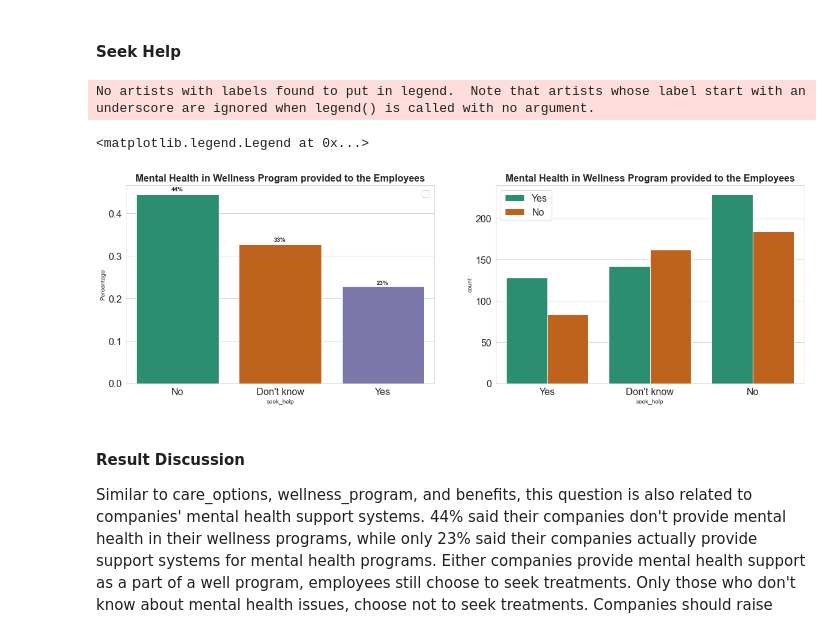
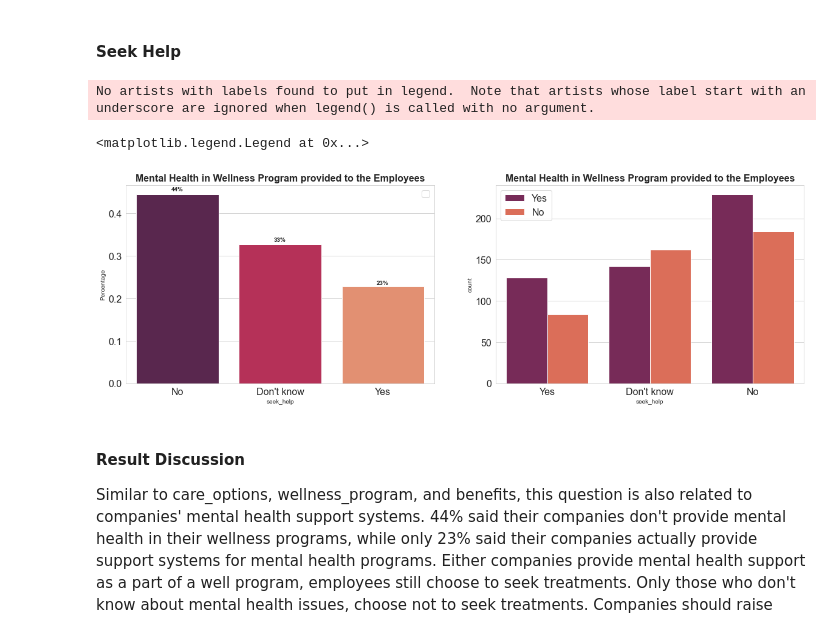
Before and after one commit to mexudi/Analysis-Mental-Health-in-Tech-Workplace, a Jupyter notebook: Data Analysis Project.ipynb, the cells around one changed output. Saved outputs shown, nothing was run; the diff lists cells and outputs as text; code cells hidden in the pictures.

```diff
--- a/Data Analysis Project.ipynb
+++ b/Data Analysis Project.ipynb
@@ -686,7 +682,7 @@ Around 42% of the respondents said that they have a family history of mental ill
 plt.figure(figsize = (20,6))
 plt.subplot(1,2,1)
 eda_percentage = df['work_interfere'].value_counts(normalize = True).rename_axis('work_interfere').reset_index(name = 'Percentage')
-ax = sns.barplot(x = 'work_interfere', y = 'Percentage', data = eda_percentage, palette='Dark2')
+ax = sns.barplot(x = 'work_interfere', y = 'Percentage', data = eda_percentage, palette='rocket')
 for p in ax.patches:
     width = p.get_width()
     height = p.get_height()
@@ -699,7 +695,7 @@ plt.yticks(fontsize=16)
 plt.legend(fontsize=16)
 
 plt.subplot(1,2,2)
-sns.countplot(df['work_interfere'], hue = df['treatment'],  palette=dict(No = '#d95f02', Yes = '#1b9e77'))
+sns.countplot(df['work_interfere'], hue = df['treatment'],  palette="rocket")
 plt.title('Work Interference of Survey Respondents', fontsize=18, fontweight='bold')
 plt.xticks(fontsize=16)
 plt.yticks(fontsize=16)
@@ -717,7 +713,7 @@ The respondents were asked to describe the frequency of mental health condition
 plt.figure(figsize=(20,6))
 plt.subplot(1,2,1)
 eda_percentage = df['obs_consequence'].value_counts(normalize = True).rename_axis('obs_consequence').reset_index(name = 'Percentage')
-ax = sns.barplot(x = 'obs_consequence', y = 'Percentage', data = eda_percentage, palette=dict(No = '#d95f02', Yes = '#1b9e77'))
+ax = sns.barplot(x = 'obs_consequence', y = 'Percentage', data = eda_percentage, palette="rocket")
 for p in ax.patches:
     width = p.get_width()
     height = p.get_height()
@@ -730,7 +726,7 @@ plt.yticks(fontsize=16)
 plt.legend(fontsize=16)
 
 plt.subplot(1,2,2)
-sns.countplot(df['obs_consequence'], hue = df['treatment'], palette='Dark2')
+sns.countplot(df['obs_consequence'], hue = df['treatment'], palette='rocket')
 
 plt.title('Consequence observed for disclosing the Mental Health', fontsize=18, fontweight='bold')
 plt.xticks(fontsize=16)
@@ -750,7 +746,7 @@ The "obs_consequence" column stores the result to the question "Have you heard o
 plt.figure(figsize = (20,6))
 plt.subplot(1,2,1)
 eda_percentage = df['benefits'].value_counts(normalize = True).rename_axis('benefits').reset_index(name = 'Percentage')
-ax = sns.barplot(x = 'benefits', y = 'Percentage', data = eda_percentage, palette='Dark2')
+ax = sns.barplot(x = 'benefits', y = 'Percentage', data = eda_percentage, palette='rocket')
 for p in ax.patches:
     width = p.get_width()
     height = p.get_height()
@@ -763,7 +759,7 @@ plt.yticks(fontsize=16)
 plt.legend(fontsize=16)
 
 plt.subplot(1,2,2)
-sns.countplot(df['benefits'], hue = df['treatment'], palette='Dark2')
+sns.countplot(df['benefits'], hue = df['treatment'], palette='rocket')
 plt.title('Benefits provided to the Employees', fontsize=18, fontweight='bold')
 plt.xticks(fontsize=16)
 plt.yticks(fontsize=16)
@@ -781,7 +777,7 @@ More than 45% of the respondents know about the mental health benefits offered b
 plt.figure(figsize=(20,6))
 plt.subplot(1,2,1)
 eda_percentage = df['wellness_program'].value_counts(normalize = True).rename_axis('wellness_program').reset_index(name = 'Percentage')
-ax = sns.barplot(x = 'wellness_program', y = 'Percentage', data = eda_percentage, palette='Dark2')
+ax = sns.barplot(x = 'wellness_program', y = 'Percentage', data = eda_percentage, palette='rocket')
 for p in ax.patches:
     width = p.get_width()
     height = p.get_height()
@@ -794,7 +790,7 @@ plt.yticks(fontsize=16)
 plt.legend(fontsize=16)
 
 plt.subplot(1,2,2)
-sns.countplot(df['wellness_program'], hue = df['treatment'], palette='Dark2')
+sns.countplot(df['wellness_program'], hue = df['treatment'], palette='rocket')
 plt.title('Mental Health in Wellness Program provided to the Employees', fontsize=16, fontweight='bold')
 plt.xticks(fontsize=16)
 plt.yticks(fontsize=16)
@@ -811,29 +807,29 @@ There are 20% of the respondents said Yes to Mental Health is offered in their c
 # %%
 plt.figure(figsize=(20,6))
 plt.subplot(1,2,1)
 eda_percentage = df['seek_help'].value_counts(normalize = True).rename_axis('seek_help').reset_index(name = 'Percentage')
-ax = sns.barplot(x = 'seek_help', y = 'Percentage', data = eda_percentage, palette='Dark2')
+ax = sns.barplot(x = 'seek_help', y = 'Percentage', data = eda_percentage, palette='rocket')
 for p in ax.patches:
     width = p.get_width()
     height = p.get_height()
     x, y = p.get_xy()
     ax.annotate(f'{height:.0%}', (x + width/2, y + height*1.02), ha='center', fontweight='bold')
 
 plt.title('Mental Health in Wellness Program provided to the Employees', fontsize=16, fontweight='bold')
 plt.xticks(fontsize=16)
 plt.yticks(fontsize=16)
 plt.legend(fontsize=16)
 
 plt.subplot(1,2,2)
-sns.countplot(df['seek_help'], hue = df['treatment'], palette='Dark2')
+sns.countplot(df['seek_help'], hue = df['treatment'], palette='rocket')
 plt.title('Mental Health in Wellness Program provided to the Employees', fontsize=16, fontweight='bold')
 plt.xticks(fontsize=16)
 plt.yticks(fontsize=16)
 plt.legend(fontsize=16)
 # %% [output]
 No artists with labels found to put in legend.  Note that artists whose label start with an underscore are ignored when legend() is called with no argument.
 <matplotlib.legend.Legend at 0x...>
-[figure, old version]
+[figure, new version]
 # %% [markdown]
 #### Result Discussion
 Similar to care_options, wellness_program, and benefits, this question is also related to companies' mental health support systems. 44% said their companies don't provide mental health in their wellness programs, while only 23% said their companies actually provide support systems for mental health programs. Either companies provide mental health support as a part of a well program, employees still choose to seek treatments. Only those who don't know about mental health issues, choose not to seek treatments. Companies should raise awareness of mental health issues and provide more information about mental health issues and supports to their employees.
```
Also changed, not shown: parts of 21 cells of this notebook.
